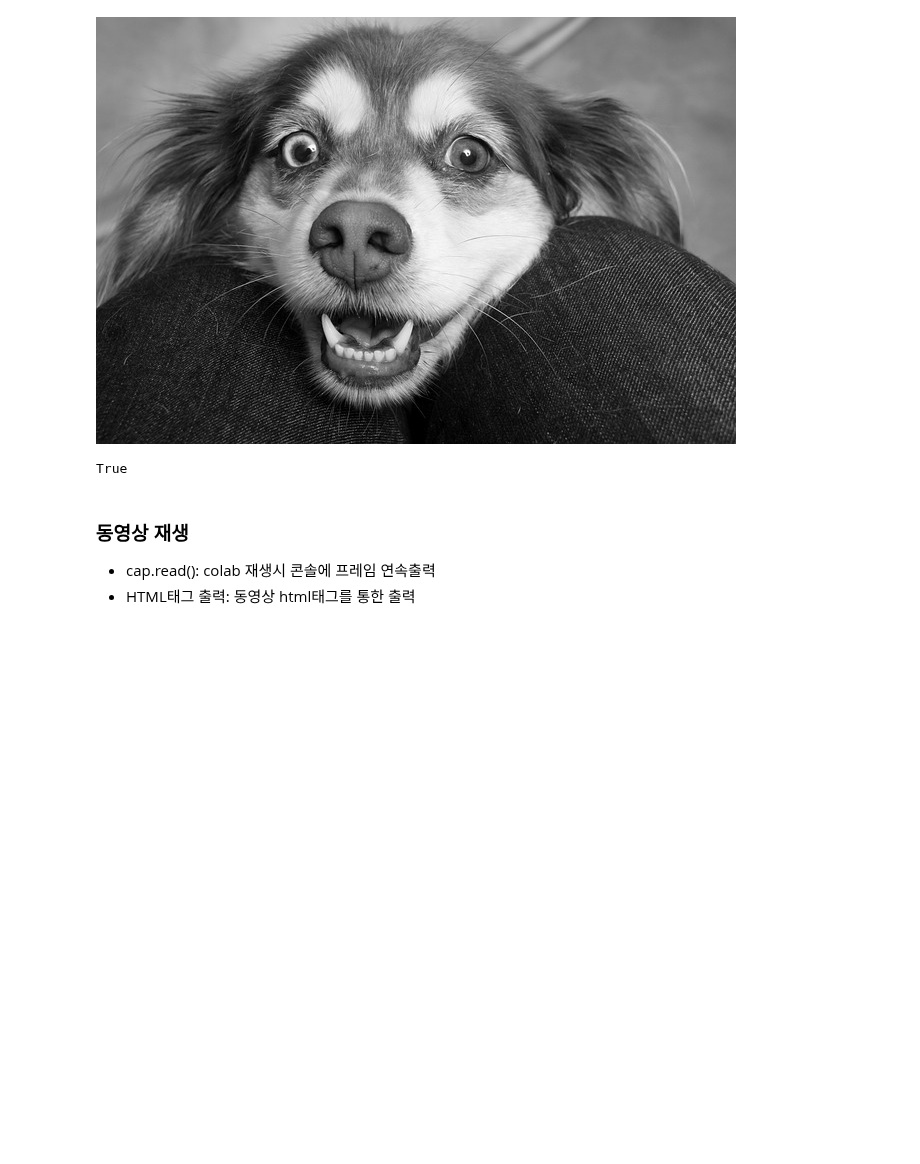
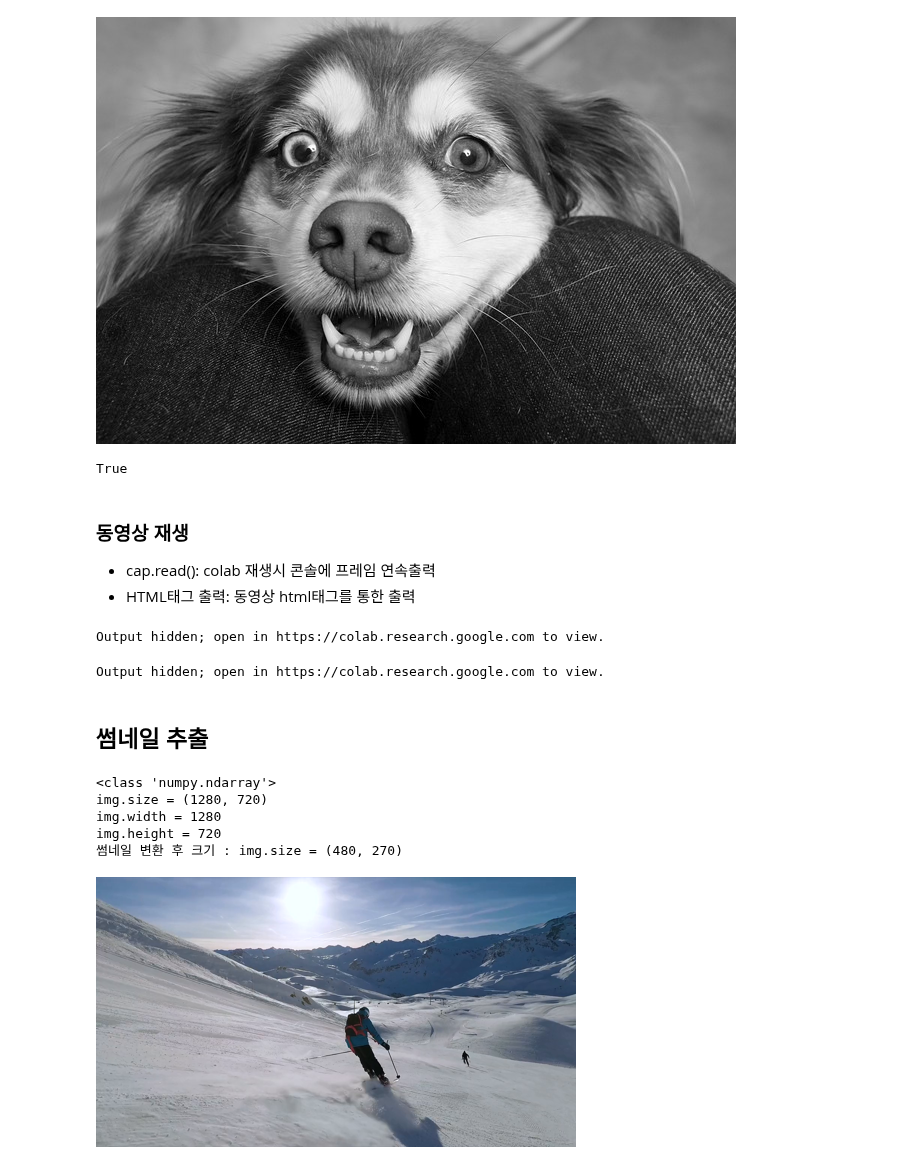
Before and after one commit to MoonSungHo-D/skn34-study, a Jupyter notebook: multimodal/05_multimodal_rag/02_video_rag_frame_extraction.ipynb, the cells around one changed output. Saved outputs shown, nothing was run; the diff lists cells and outputs as text; code cells hidden in the pictures; blank space fills up the shorter version.

```diff
--- a/multimodal/05_multimodal_rag/02_video_rag_frame_extraction.ipynb
+++ b/multimodal/05_multimodal_rag/02_video_rag_frame_extraction.ipynb
@@ -85,3 +85,63 @@ True
 ### 동영상 재생
 - cap.read(): colab 재생시 콘솔에 프레임 연속출력
 - HTML태그 출력: 동영상 html태그를 통한 출력
+# %%
+# OpenCV로 동영상 프레임을 읽어와서 Colab에서 출력해보기
+import cv2
+
+video_path = os.path.join(BASE_PATH, 'videos', 'skiing.mp4')  # 동영상 파일 경로
+cap = cv2.VideoCapture(video_path)  # 동영상 캡쳐 생성 (프레임 단위로 읽기)
+
+while cap.isOpened():        # 캡처 객체가 열려있으면
+    ret, frame = cap.read()  # 성공여부, 프레임 읽기
+    if not ret:
+        break
+    cv2_imshow(frame)        # Colab에 프레임 출력
+
+cap.release()  # 동영상 캡쳐 리소스 해제
+# %% [output]
+Output hidden; open in https://colab.research.google.com to view.
+# %%
+# HTML(Base64 인코딩)로 Colab 비디오 출력
+from IPython.display import HTML  # 노트북에서 HTML 렌더링 모듈
+from base64 import b64encode  # 바이너리 데이터 -> Base64 인코딩
+
+video_path = os.path.join(BASE_PATH, 'videos', 'skiing.mp4')  # 동영상 파일 경로
+mp4 = open(video_path, 'rb').read()  # mp4 -> 바이너리 (메모리에 로드)
+b64_str = b64encode(mp4).decode()    # Base64 인코딩 -> 문자열 디코딩
+data_url = f'data:video/mp4;base64,{b64_str}'  # HTML URL 형식으로 구성
+
+HTML(f'''
+<video width='200' controls>
+    <source src='{data_url}' type='video/mp4'/>
+</video>
+''')
+# %% [output]
+Output hidden; open in https://colab.research.google.com to view.
+# %% [markdown]
+## 썸네일 추출
+# %%
+from PIL import Image  # Numpy 배열 -> Image 객체
+
+cap = cv2.VideoCapture(video_path)
+ret, frame = cap.read()  # 첫 프레임 1장 읽기
+cap.release()            # 자원 해제
+print(type(frame))       # Numpy ndarray
+
+frame = cv2.cvtColor(frame, cv2.COLOR_BGR2RGB)  # OpenCV(BGR) -> PIL(RGB)
+img = Image.fromarray(frame)  # Numpy 배열 -> Image 객체
+
+print(f'{img.size = }')    # PIL(width, height)
+print(f'{img.width = }')
+print(f'{img.height = }')
+
+img.thumbnail((480, 270))  # 크기 변환
+print(f'썸네일 변환 후 크기 : {img.size = }')
+img
+# %% [output]
+<class 'numpy.ndarray'>
+img.size = (1280, 720)
+img.width = 1280
+img.height = 720
+썸네일 변환 후 크기 : img.size = (480, 270)
+[figure, added]
```
Also changed, not shown: parts of 6 cells of this notebook, 4 other files.
